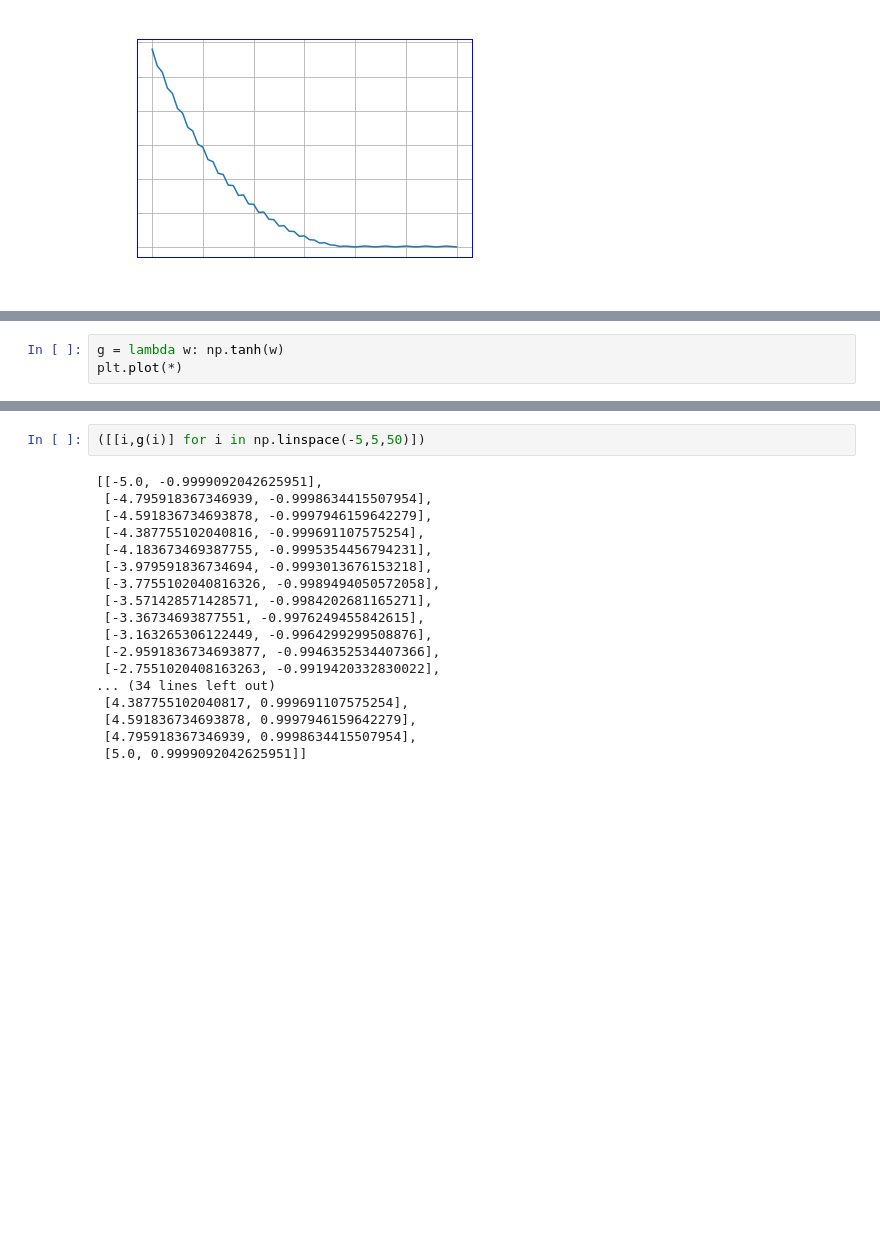
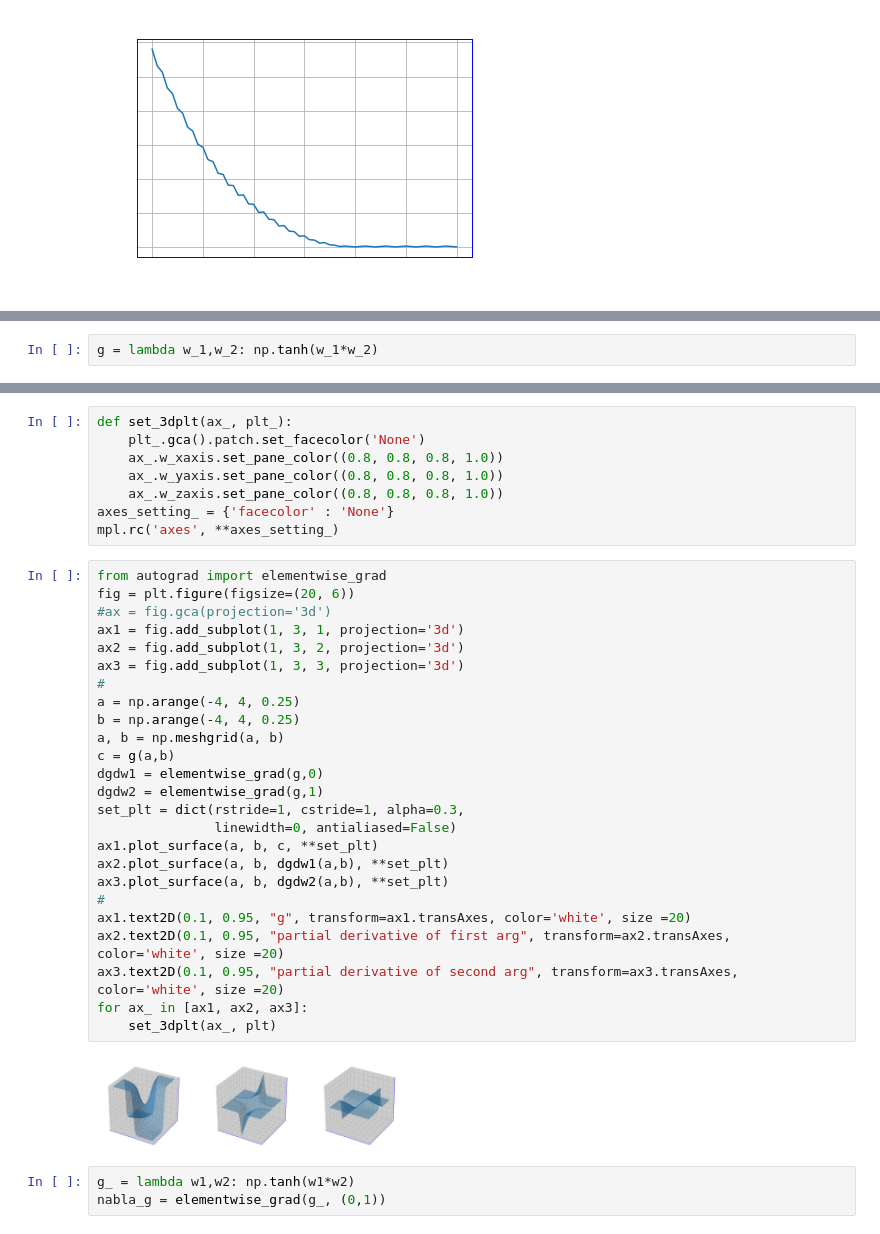
Before and after one commit to RyotaBannai/Data_Science, a Jupyter notebook: Coordinate search descent.ipynb, the cells around one changed output, grey strips where cells are left out. Drawn from its saved outputs; the diff is of its cells as text; blank space fills up the shorter version.

```diff
--- a/Coordinate search descent.ipynb
+++ b/Coordinate search descent.ipynb
@@ -95,3 +142,2 @@ Text(0, 0.5, 'Cost')
 # %%
-g = lambda w: np.tanh(w)
-plt.plot(*)
+g = lambda w_1,w_2: np.tanh(w_1*w_2)
@@ -104,20 +144,38 @@ SyntaxError: invalid syntax (<ipython-input-256-11fc295c1e39>, line 1)
-# %%
-([[i,g(i)] for i in np.linspace(-5,5,50)])
-# %% [output]
-[[-5.0, -0.9999092042625951],
- [-4.795918367346939, -0.9998634415507954],
- [-4.591836734693878, -0.9997946159642279],
- [-4.387755102040816, -0.999691107575254],
- [-4.183673469387755, -0.9995354456794231],
- [-3.979591836734694, -0.9993013676153218],
- [-3.7755102040816326, -0.9989494050572058],
- [-3.571428571428571, -0.9984202681165271],
- [-3.36734693877551, -0.9976249455842615],
- [-3.163265306122449, -0.9964299299508876],
- [-2.9591836734693877, -0.9946352534407366],
- [-2.7551020408163263, -0.9919420332830022],
-... (34 lines left out)
- [4.387755102040817, 0.999691107575254],
- [4.591836734693878, 0.9997946159642279],
- [4.795918367346939, 0.9998634415507954],
- [5.0, 0.9999092042625951]]
+# %%
+def set_3dplt(ax_, plt_):
+    plt_.gca().patch.set_facecolor('None')
+    ax_.w_xaxis.set_pane_color((0.8, 0.8, 0.8, 1.0))
+    ax_.w_yaxis.set_pane_color((0.8, 0.8, 0.8, 1.0))
+    ax_.w_zaxis.set_pane_color((0.8, 0.8, 0.8, 1.0))
+axes_setting_ = {'facecolor' : 'None'}
+mpl.rc('axes', **axes_setting_)
+# %%
+from autograd import elementwise_grad
+fig = plt.figure(figsize=(20, 6))
+#ax = fig.gca(projection='3d')
+ax1 = fig.add_subplot(1, 3, 1, projection='3d')
+ax2 = fig.add_subplot(1, 3, 2, projection='3d')
+ax3 = fig.add_subplot(1, 3, 3, projection='3d')
+#
+a = np.arange(-4, 4, 0.25)
+b = np.arange(-4, 4, 0.25)
+a, b = np.meshgrid(a, b)
+c = g(a,b)
+dgdw1 = elementwise_grad(g,0)
+dgdw2 = elementwise_grad(g,1)
+set_plt = dict(rstride=1, cstride=1, alpha=0.3,
+               linewidth=0, antialiased=False)
+ax1.plot_surface(a, b, c, **set_plt)
+ax2.plot_surface(a, b, dgdw1(a,b), **set_plt)
+ax3.plot_surface(a, b, dgdw2(a,b), **set_plt)
+#
+ax1.text2D(0.1, 0.95, "g", transform=ax1.transAxes, color='white', size =20)
+ax2.text2D(0.1, 0.95, "partial derivative of first arg", transform=ax2.transAxes, color='white', size =20)
+ax3.text2D(0.1, 0.95, "partial derivative of second arg", transform=ax3.transAxes, color='white', size =20)
+for ax_ in [ax1, ax2, ax3]:
+    set_3dplt(ax_, plt)
+# %% [output]
+[figure, added]
+# %%
+g_ = lambda w1,w2: np.tanh(w1*w2)
+nabla_g = elementwise_grad(g_, (0,1))
```
Also changed, not shown: parts of 11 cells of this notebook, 1 other file.
